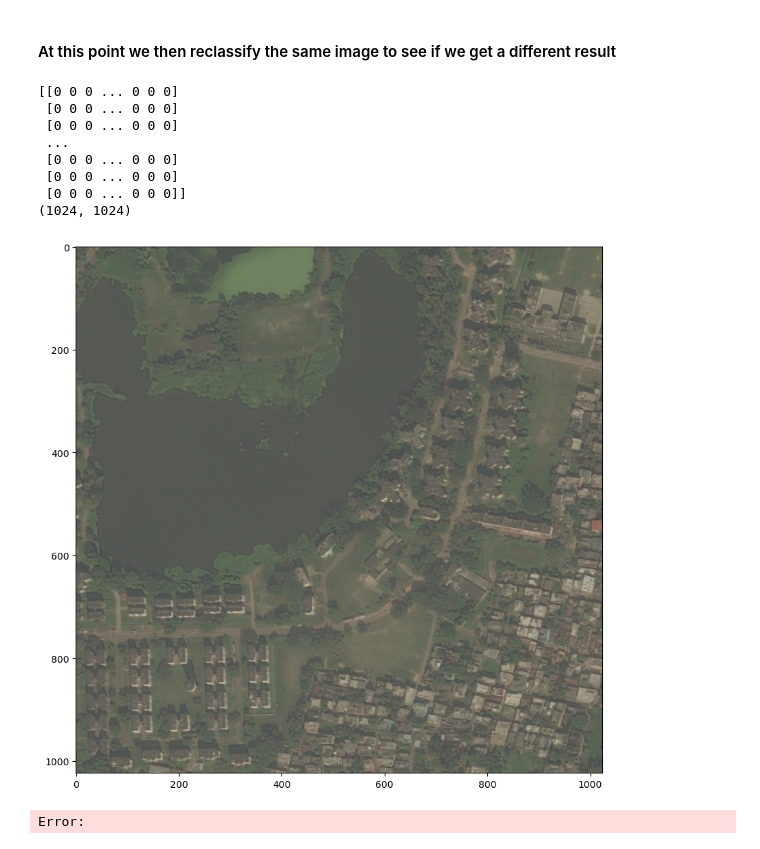
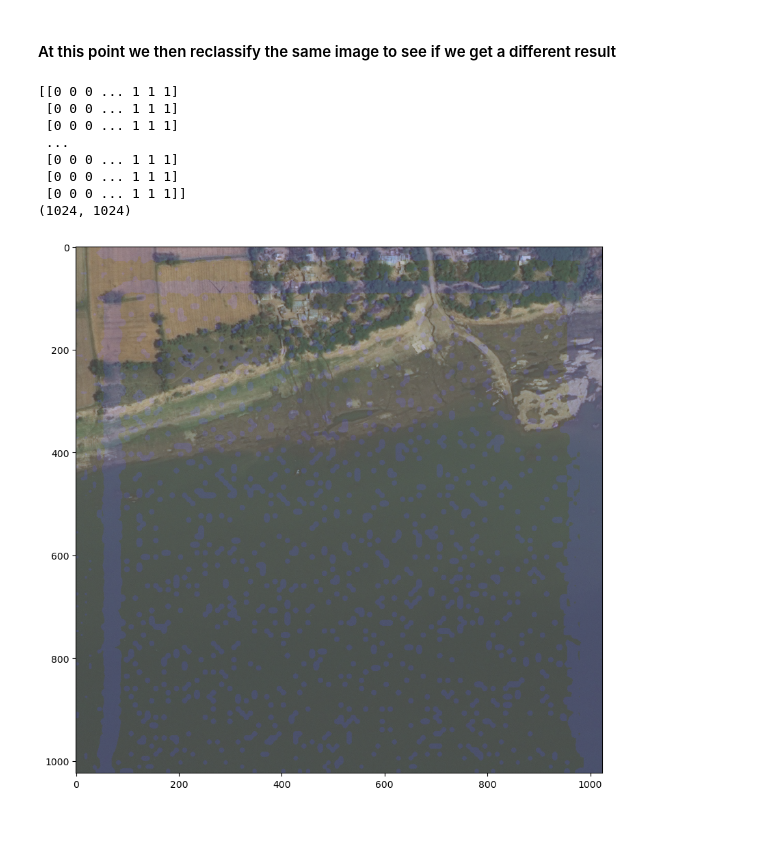
Before and after one commit to TylerHaims/Road_Idenfication, a Jupyter notebook: GroupTrainingAttempt.ipynb, the cells around one changed output. Saved outputs shown, nothing was run; the diff lists cells and outputs as text; code cells hidden in the pictures.

```diff
--- a/GroupTrainingAttempt.ipynb
+++ b/GroupTrainingAttempt.ipynb
@@ -137,3 +138,25 @@ plt.imshow(img)
 plt.show()
 # %% [output]
 [figure]
+# %%
+png_image = Image.open("/Users/rorybeals/Downloads/Road Identification Data/train/562_mask.png")
+pixel_vals = image_processor(image, return_tensors="pt").pixel_values.to(device)
+
+# forward pass
+with torch.no_grad():
+  outputs = model(pixel_values=pixel_vals)
+
+
+predicted_segmentation_map = image_processor.post_process_semantic_segmentation(outputs, target_sizes=[image.size[::-1]])[0]
+predicted_segmentation_map = predicted_segmentation_map.cpu().numpy()
+print(predicted_segmentation_map)
+print(predicted_segmentation_map.shape)
+scaled_image = predicted_segmentation_map * 255
+scaled_image = scaled_image.astype(np.uint8)
+grayscale_image = cv2.cvtColor(scaled_image, cv2.COLOR_GRAY2BGR)
+black_white_image = cv2.cvtColor(scaled_image, cv2.COLOR_GRAY2BGR)
+
+# Display the image using OpenCV (cv2)
+cv2.imshow('Black and White Image', black_white_image)
+cv2.waitKey(0)
+cv2.destroyAllWindows()
@@ -174,7 +206,7 @@ for file in jpg_files:
     png_image = data_dict[file_num]['mask.png']
     png_filename = path + '/'+  png_image
     training_labels.append(png_filename)
-    if (len(training_images) == 30): # this is to allow the code to actually run on our person computers
+    if (len(training_images) == 50): # this is to allow the code to actually run on our person computers
         break
 
 processed_images = []
@@ -209,7 +241,7 @@ class WeightedCrossEntropyLoss(nn.Module):
         return self.loss(inputs, targets)
 
 # Assuming class 1 (road) is more important than class 0 (not road)
-weights = torch.tensor([1.0, 20.0])  # More weight for class 1
+weights = torch.tensor([1.0, 22.0])  # More weight for class 1
 
 criterion = WeightedCrossEntropyLoss(weight=weights)
 
@@ -246,13 +278,14 @@ ious = []
 
 # train the model
 model.train()
-for epoch in range(5):  # loop over the dataset multiple times
+for epoch in range(10):  # loop over the dataset multiple times
     print("Epoch:", epoch)
     for batch in dataloader:
         # get the inputs;
         pixel_values, labels = batch
         pixel_values = pixel_values[:, 0, :, :, :]
         pixel_values, labels = pixel_values.to(device), labels.to(device)
+
 
         # zero the parameter gradients
         optimizer.zero_grad()
@@ -350,8 +379,7 @@ plt.xticks(range(len(ious)))
 #### At this point we then reclassify the same image to see if we get a different result
 # %%
 # classify the image again
-image = Image.open("/Users/rorybeals/Downloads/Road Identification Data/test/206_sat.jpg")
-png_image = Image.open("/Users/rorybeals/Downloads/Road Identification Data/train/562_mask.png")
+image = Image.open("/Users/rorybeals/Downloads/Road Identification Data/test/17447_sat.jpg")
 pixel_vals = image_processor(image, return_tensors="pt").pixel_values.to(device)
 
 # forward pass
@@ -365,38 +393,37 @@ print(predicted_segmentation_map)
 print(predicted_segmentation_map.shape)
 scaled_image = predicted_segmentation_map * 255
 scaled_image = scaled_image.astype(np.uint8)
 grayscale_image = cv2.cvtColor(scaled_image, cv2.COLOR_GRAY2BGR)
 black_white_image = cv2.cvtColor(scaled_image, cv2.COLOR_GRAY2BGR)
 
 # Display the image using OpenCV (cv2)
 cv2.imshow('Black and White Image', black_white_image)
 cv2.waitKey(0)
 cv2.destroyAllWindows()
 
 color_seg = np.zeros((predicted_segmentation_map.shape[0],
                       predicted_segmentation_map.shape[1], 3), dtype=np.uint8) # height, width, 3
 
 palette = np.array(ade_palette())
 for label, color in enumerate(palette):
     color_seg[predicted_segmentation_map == label, :] = color
 # Convert to BGR
 color_seg = color_seg[..., ::-1]
 
 # Show image + mask
 img = np.array(image) * 0.5 + color_seg * 0.5
 img = img.astype(np.uint8)
 
 plt.figure(figsize=(15, 10))
 plt.imshow(img)
 plt.show()
 # %% [output]
-[[0 0 0 ... 0 0 0]
- [0 0 0 ... 0 0 0]
- [0 0 0 ... 0 0 0]
+[[0 0 0 ... 1 1 1]
+ [0 0 0 ... 1 1 1]
+ [0 0 0 ... 1 1 1]
  ...
- [0 0 0 ... 0 0 0]
- [0 0 0 ... 0 0 0]
- [0 0 0 ... 0 0 0]]
+ [0 0 0 ... 1 1 1]
+ [0 0 0 ... 1 1 1]
+ [0 0 0 ... 1 1 1]]
 (1024, 1024)
-[figure, old version]
+[figure, new version]
-Error:
```
Also changed, not shown: parts of 6 cells of this notebook, 6 other files.
